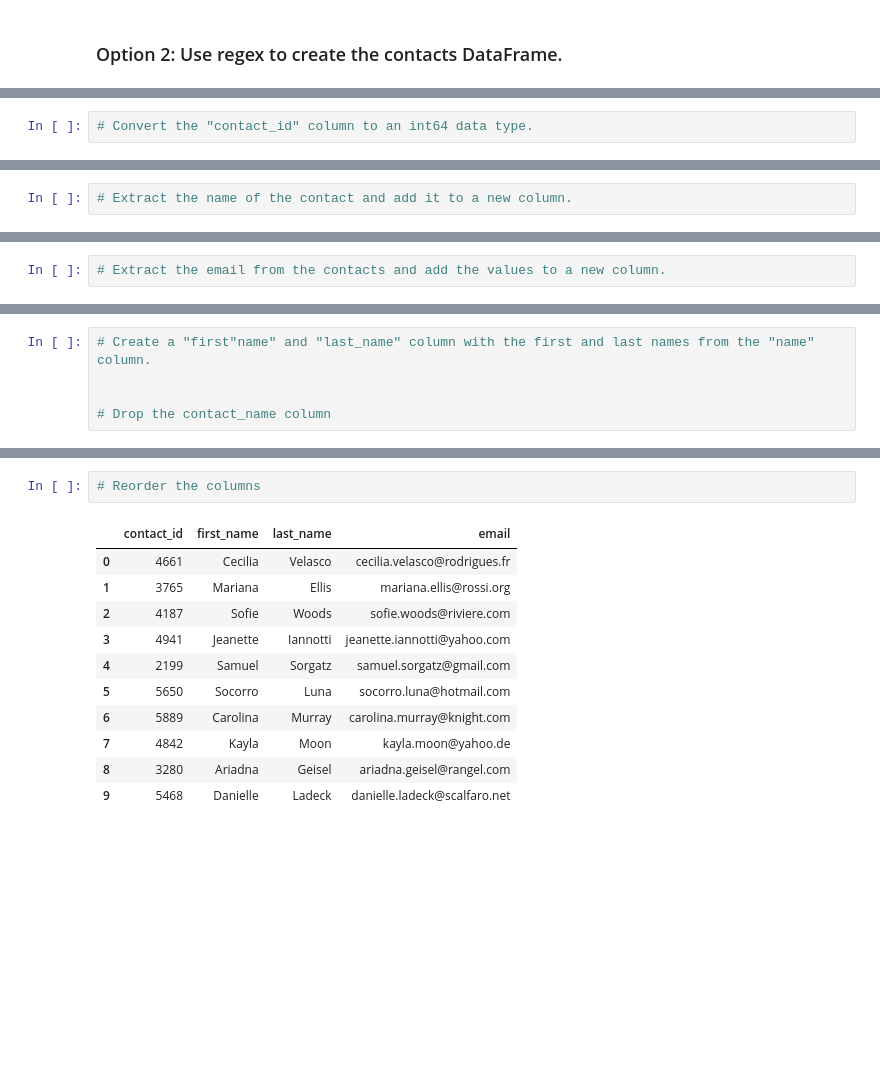
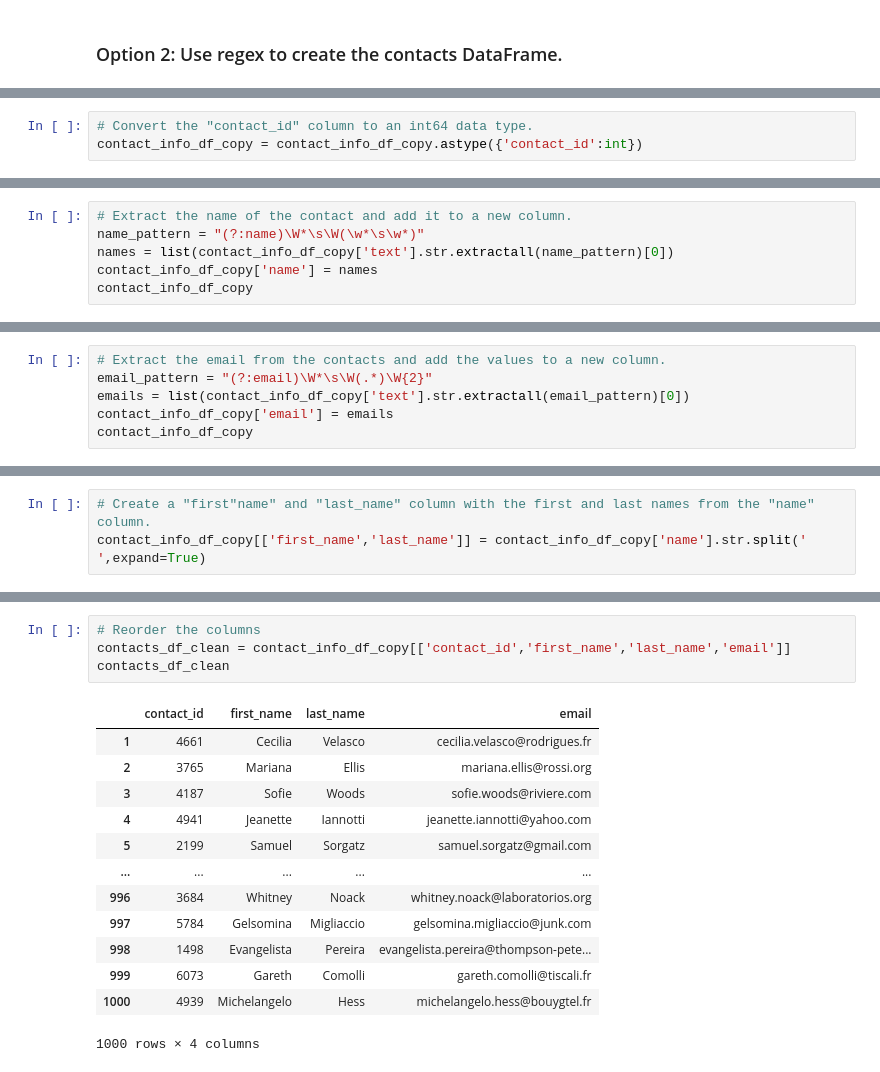
Before and after one commit to talitesar/ETL_mini_project, a Jupyter notebook: ETL_Mini_Project_Starter_Code.ipynb, the cells around one changed output, grey strips where cells are left out. Drawn from its saved outputs; the diff is of its cells as text; blank space fills up the shorter version.

```diff
--- a/ETL_Mini_Project_Starter_Code.ipynb
+++ b/ETL_Mini_Project_Starter_Code.ipynb
@@ -364,3 +395,4 @@ dtypes: object(2)
 memory usage: 15.8+ KB
 # %%
 # Convert the "contact_id" column to an int64 data type.
+contact_info_df_copy = contact_info_df_copy.astype({'contact_id':int})
@@ -377,3 +399,7 @@ memory usage: 15.8+ KB
 # %%
 # Extract the name of the contact and add it to a new column.
+name_pattern = "(?:name)\W*\s\W(\w*\s\w*)"
+names = list(contact_info_df_copy['text'].str.extractall(name_pattern)[0])
+contact_info_df_copy['name'] = names
+contact_info_df_copy
 # %% [output]
@@ -391,3 +419,7 @@ memory usage: 15.8+ KB
 # %%
 # Extract the email from the contacts and add the values to a new column.
+email_pattern = "(?:email)\W*\s\W(.*)\W{2}"
+emails = list(contact_info_df_copy['text'].str.extractall(email_pattern)[0])
+contact_info_df_copy['email'] = emails
+contact_info_df_copy
 # %% [output]
@@ -419,6 +439,4 @@ memory usage: 15.8+ KB
 # %%
 # Create a "first"name" and "last_name" column with the first and last names from the "name" column.
-
-
-# Drop the contact_name column
+contact_info_df_copy[['first_name','last_name']] = contact_info_df_copy['name'].str.split(' ',expand=True)
 # %% [output]
@@ -436,16 +456,20 @@ memory usage: 15.8+ KB
 # %%
 # Reorder the columns
+contacts_df_clean = contact_info_df_copy[['contact_id','first_name','last_name','email']]
+contacts_df_clean
 # %% [output]
 |  | contact_id | first_name | last_name | email |
-| 0 | 4661 | Cecilia | Velasco | cecilia.velasco@rodrigues.fr |
-| 1 | 3765 | Mariana | Ellis | mariana.ellis@rossi.org |
-| 2 | 4187 | Sofie | Woods | sofie.woods@riviere.com |
-| 3 | 4941 | Jeanette | Iannotti | jeanette.iannotti@yahoo.com |
-| 4 | 2199 | Samuel | Sorgatz | samuel.sorgatz@gmail.com |
-| 5 | 5650 | Socorro | Luna | socorro.luna@hotmail.com |
-| 6 | 5889 | Carolina | Murray | carolina.murray@knight.com |
-| 7 | 4842 | Kayla | Moon | kayla.moon@yahoo.de |
-| 8 | 3280 | Ariadna | Geisel | ariadna.geisel@rangel.com |
-| 9 | 5468 | Danielle | Ladeck | danielle.ladeck@scalfaro.net |
+| 1 | 4661 | Cecilia | Velasco | cecilia.velasco@rodrigues.fr |
+| 2 | 3765 | Mariana | Ellis | mariana.ellis@rossi.org |
+| 3 | 4187 | Sofie | Woods | sofie.woods@riviere.com |
+| 4 | 4941 | Jeanette | Iannotti | jeanette.iannotti@yahoo.com |
+| 5 | 2199 | Samuel | Sorgatz | samuel.sorgatz@gmail.com |
+| ... | ... | ... | ... | ... |
+| 996 | 3684 | Whitney | Noack | whitney.noack@laboratorios.org |
+| 997 | 5784 | Gelsomina | Migliaccio | gelsomina.migliaccio@junk.com |
+| 998 | 1498 | Evangelista | Pereira | evangelista.pereira@thompson-pete... |
+| 999 | 6073 | Gareth | Comolli | gareth.comolli@tiscali.fr |
+| 1000 | 4939 | Michelangelo | Hess | michelangelo.hess@bouygtel.fr |
+1000 rows × 4 columns
 # %%
 # Check the datatypes one more time before exporting as CSV file.
```
Also changed, not shown: parts of 11 cells of this notebook, 1 other file.
